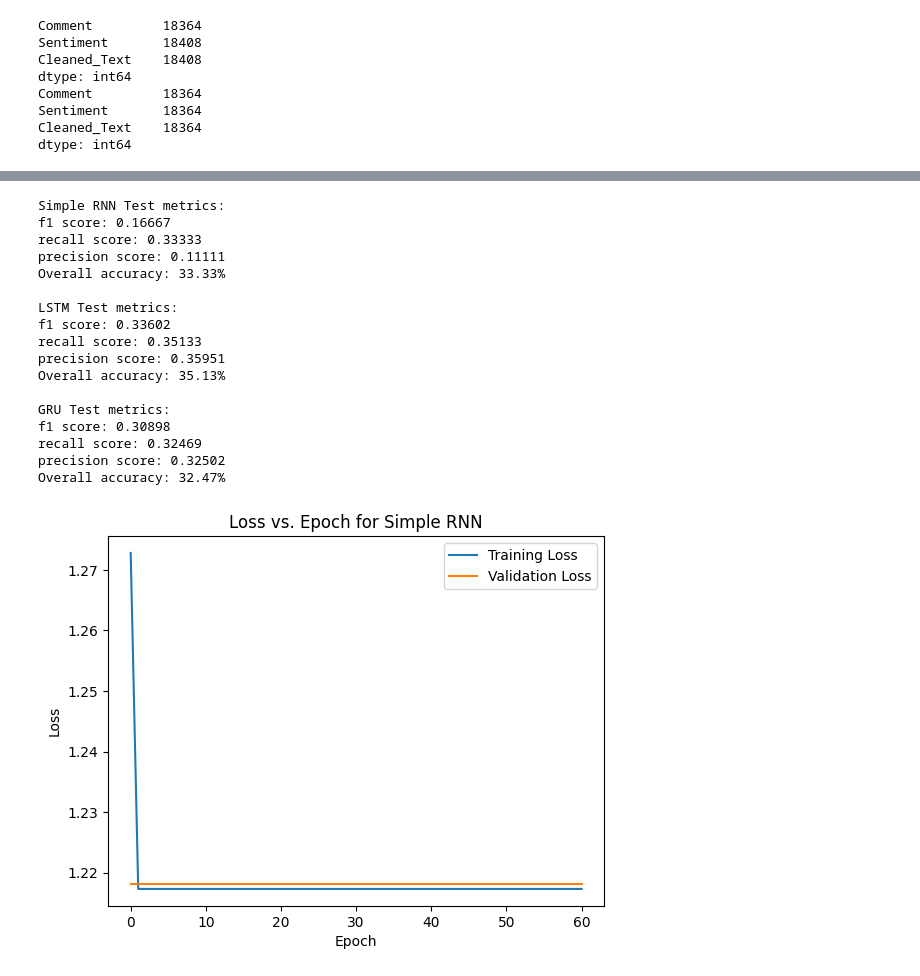
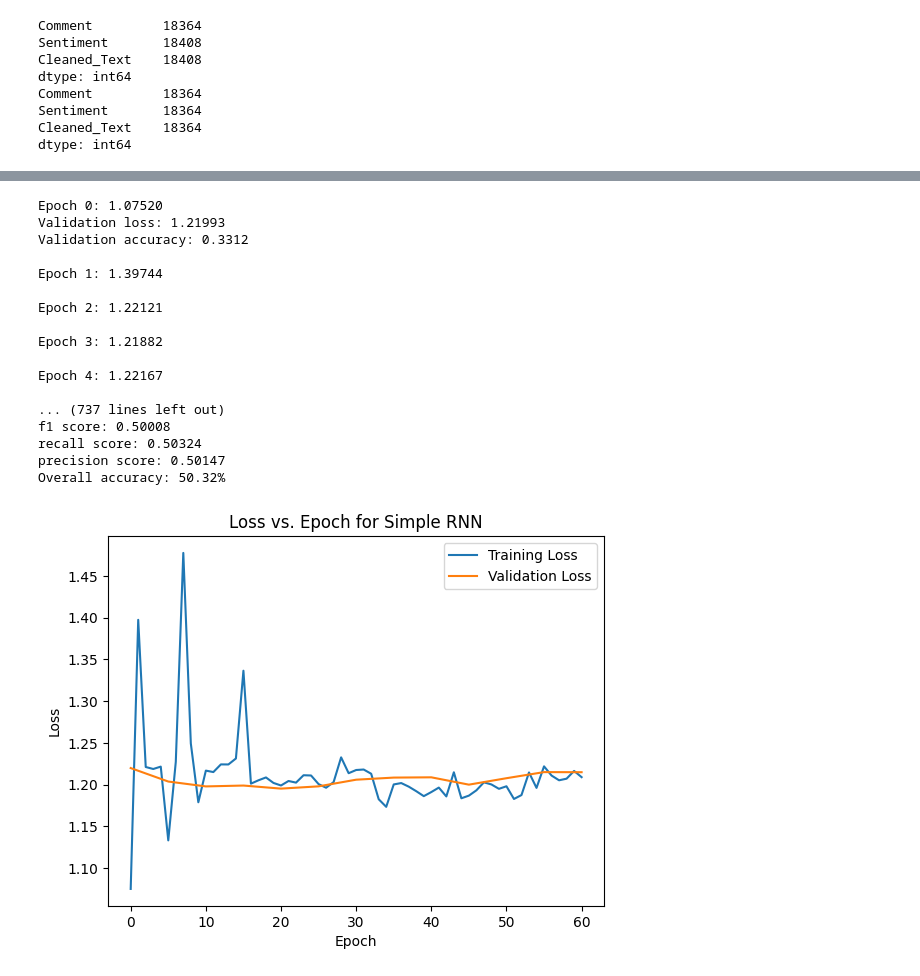
Before and after one commit to csch7/CSCI-4170, a Jupyter notebook: Homework-04/RNNs.ipynb, the cells around one changed output, grey strips where cells are left out. Cells and saved outputs as stored; diff of their text form; code cells hidden in the pictures.

```diff
--- a/Homework-04/RNNs.ipynb
+++ b/Homework-04/RNNs.ipynb
@@ -105,16 +67,16 @@ dtype: int64
 # %%
 from torch import nn
 
+# Implementation for basic RNN
 class myRNN(nn.Module):
   def __init__(self, input_dim, embed_dim, hidden_dim, output_dim):
     super(myRNN, self).__init__()
     self.hidden_dim = hidden_dim
     self.embed = nn.Embedding(input_dim, embed_dim, padding_idx=0)
     self.drop = nn.Dropout(0.3)
-    self.rnn = nn.RNN(embed_dim, hidden_dim, nonlinearity='relu', batch_first = True)
+    self.rnn = nn.RNN(embed_dim, hidden_dim, batch_first = True)
     self.final = nn.Linear(hidden_dim, output_dim)
     self.output = nn.Softmax(dim=1)
-
 
   def forward(self, x):
     em = self.embed(x)
@@ -125,7 +87,7 @@ class myRNN(nn.Module):
     return self.output(final)
 
 
-
+# Implementation for LSTM
 class myLSTM(nn.Module):
   def __init__(self, input_dim, embed_dim, hidden_dim, output_dim):
     super().__init__()
@@ -134,7 +96,6 @@ class myLSTM(nn.Module):
     self.drop = nn.Dropout(0.3)
     self.final = nn.Linear(hidden_dim, output_dim)
     self.output = nn.Softmax(dim=1)
-
 
   def forward(self, x):
     em = self.embed(x)
@@ -145,8 +106,8 @@ class myLSTM(nn.Module):
     return self.output(final)
 
 
+# Implementation for GRU
 class myGRU(nn.Module):
-
   def __init__(self, input_dim, embed_dim, hidden_dim, output_dim):
     super().__init__()
     self.embed = nn.Embedding(input_dim, embed_dim)
@@ -192,9 +155,7 @@ def train(model, loss_fn, optimizer, X, y, X_val, y_val, X_test, epochs, val_epo
         print("Validation loss: {:.5f}".format(loss.item()))
         print("Validation accuracy: {:.4f}".format(accuracy_score(y_val, np.argmax(pred, axis=1))))
         val_losses.append(loss.item())
-        # if val_losses[-1] <= 1.03:
-        #   break
-        if len(val_losses) > 12 and np.min(val_losses[-12:-6]) <= np.min(val_losses[-6:-1]):
+        if len(val_losses) > 12 and np.min(val_losses[-7::-1]) <= np.min(val_losses[-6:-1]):
           break
     print()
   torch.save({
@@ -214,14 +177,6 @@ from torch import optim
 from sklearn.metrics import f1_score, recall_score, precision_score, accuracy_score
 from sklearn.model_selection import train_test_split
 
-# indices = np.arange(np.shape(transformed_dat)[0])
-# np.random.shuffle(indices)
-# train_x = torch.tensor(transformed_dat[indices[:int(len(indices)*0.6)]], dtype = torch.long)
-# train_y = torch.tensor(transformed_y[indices[:int(len(indices)*0.6)]], dtype = torch.long)
-# val_x = torch.tensor(transformed_dat[indices[int(len(indices)*0.6):int(len(indices)*0.8)]], dtype = torch.long)
-# val_y = torch.tensor(transformed_y[indices[int(len(indices)*0.6):int(len(indices)*0.8)]], dtype = torch.long)
-# test_x = torch.tensor(transformed_dat[indices[int(len(indices)*0.8):]], dtype = torch.long)
-# test_y = torch.tensor(transformed_y[indices[int(len(indices)*0.8):]], dtype = torch.long)
 comments = df['Cleaned_Text']
 labels = np.array(df['Sentiment'])
 labels[labels == 'positive'] = 2
@@ -232,7 +187,7 @@ comments = np.array(comments)
 
 tokenized_comments = [comment.split() for comment in comments]
 vocab = set([word for comment in tokenized_comments for word in comment])
-vocab = {word: idx+1 for idx, word in enumerate(vocab)}  # idx+1 to reserve 0 for padding
+vocab = {word: idx+1 for idx, word in enumerate(vocab)}
 vocab['<PAD>'] = 0
 
 # Padding
@@ -263,16 +218,20 @@ y_val = torch.tensor(y_val, dtype = torch.long)
 y_train = torch.tensor(y_train, dtype = torch.long)
 y_test = torch.tensor(y_test, dtype = torch.long)
 
+
+# Hyperparameters
 epochs = 300
 batch_size = 32
 val_epoch = 5
-load_pretrained = True
+learning_rate = 0.001
+# SET TO FALSE IF TRAINING FROM SCRATCH
+load_pretrained = False
 train_l_rnn, val_l_rnn, test_pred_rnn, train_l_lstm, val_l_lstm, test_pred_lstm, train_l_gru, val_l_gru, test_pred_gru = None, None, None, None, None, None, None, None, None
 
 if load_pretrained:
   model = myRNN(len(vocab), 100, 128, 3)
-  optimizer = optim.AdamW(model.parameters(), lr = 0.001)
-  checkpoint = torch.load("/content/drive/MyDrive/Colab Notebooks/Simple_RNN.pt")
+  optimizer = optim.AdamW(model.parameters(), lr = learning_rate)
+  checkpoint = torch.load("/content/drive/MyDrive/Colab Notebooks/Simple_RNN.pt", weights_only = True)
   model.load_state_dict(checkpoint['model_state_dict'])
   optimizer.load_state_dict(checkpoint['optimizer_state_dict'])
   train_l_rnn, val_l_rnn = checkpoint['train_losses'], checkpoint['valid_losses']
@@ -281,8 +240,8 @@ if load_pretrained:
     test_pred_rnn = model(X_test)
 
   model = myLSTM(len(vocab), 100, 128, 3)
-  optimizer = optim.AdamW(model.parameters(), lr = 0.001)
-  checkpoint = torch.load("/content/drive/MyDrive/Colab Notebooks/LSTM.pt")
+  optimizer = optim.AdamW(model.parameters(), lr = learning_rate)
+  checkpoint = torch.load("/content/drive/MyDrive/Colab Notebooks/LSTM.pt", weights_only = True)
   model.load_state_dict(checkpoint['model_state_dict'])
   optimizer.load_state_dict(checkpoint['optimizer_state_dict'])
   train_l_lstm, val_l_lstm = checkpoint['train_losses'], checkpoint['valid_losses']
@@ -291,8 +250,8 @@ if load_pretrained:
     test_pred_lstm = model(X_test)
 
   model = myGRU(len(vocab), 100, 128, 3)
-  optimizer = optim.AdamW(model.parameters(), lr = 0.001)
-  checkpoint = torch.load("/content/drive/MyDrive/Colab Notebooks/GRU.pt")
+  optimizer = optim.AdamW(model.parameters(), lr = learning_rate)
+  checkpoint = torch.load("/content/drive/MyDrive/Colab Notebooks/GRU.pt", weights_only = True)
   model.load_state_dict(checkpoint['model_state_dict'])
   optimizer.load_state_dict(checkpoint['optimizer_state_dict'])
   train_l_gru, val_l_gru = checkpoint['train_losses'], checkpoint['valid_losses']
@@ -303,19 +262,19 @@ if load_pretrained:
 else:
   model = myRNN(len(vocab), 100, 128, 3)
   loss_fn = nn.CrossEntropyLoss()
-  optimizer = optim.AdamW(model.parameters(), lr = 0.001)
+  optimizer = optim.AdamW(model.parameters(), lr = learning_rate)
   train_l_rnn, val_l_rnn, test_pred_rnn = train(model, loss_fn, optimizer, X_train, y_train, X_val, y_val, X_test, epochs, val_epoch, 'Simple_RNN')
   print("-========= Done with simple RNN! ==========- \n")
 
   model = myLSTM(len(vocab), 100, 128, 3)
   loss_fn = nn.CrossEntropyLoss()
-  optimizer = optim.AdamW(model.parameters(), lr = 0.001)
+  optimizer = optim.AdamW(model.parameters(), lr = learning_rate)
   train_l_lstm, val_l_lstm, test_pred_lstm = train(model, loss_fn, optimizer, X_train, y_train, X_val, y_val, X_test, epochs, val_epoch, 'LSTM')
   print("-========= Done with LSTM! ==========- \n")
 
   model = myGRU(len(vocab), 100, 128, 3)
   loss_fn = nn.CrossEntropyLoss()
-  optimizer = optim.AdamW(model.parameters(), lr = 0.001)
+  optimizer = optim.AdamW(model.parameters(), lr = learning_rate)
   train_l_gru, val_l_gru, test_pred_gru = train(model, loss_fn, optimizer, X_train, y_train, X_val, y_val, X_test, epochs, val_epoch, 'GRU')
   print("-========= Done with GRU! ==========- \n")
 
@@ -344,46 +303,46 @@ print("recall score: {:.5f}".format(recall_score(y_test, pred, average='macro'))
 print("precision score: {:.5f}".format(precision_score(y_test, pred, average='macro')))
 print("Overall accuracy: {:.2f}%".format(accuracy_score(y_test, pred)*100))
 
 
 plt.plot(np.arange(len(train_l_rnn)), train_l_rnn, label="Training Loss")
 plt.plot(np.arange(len(train_l_rnn), step=val_epoch), val_l_rnn, label="Validation Loss")
 plt.legend()
 plt.xlabel("Epoch")
 plt.ylabel("Loss")
 plt.title("Loss vs. Epoch for Simple RNN")
 plt.show()
 
 plt.plot(np.arange(len(train_l_lstm)), train_l_lstm, label="Training Loss")
 plt.plot(np.arange(len(train_l_lstm), step=val_epoch), val_l_lstm, label="Validation Loss")
 plt.legend()
 plt.xlabel("Epoch")
 plt.ylabel("Loss")
 plt.title("Loss vs. Epoch for LSTM")
 plt.show()
 
 plt.plot(np.arange(len(train_l_gru)), train_l_gru, label="Training Loss")
 plt.plot(np.arange(len(train_l_gru), step=val_epoch), val_l_gru, label="Validation Loss")
 plt.legend()
 plt.xlabel("Epoch")
 plt.ylabel("Loss")
 plt.title("Loss vs. Epoch for GRU")
 plt.show()
 # %% [output]
-Simple RNN Test metrics:
-f1 score: 0.16667
-recall score: 0.33333
-precision score: 0.11111
-Overall accuracy: 33.33%
+Epoch 0: 1.07520
+Validation loss: 1.21993
+Validation accuracy: 0.3312
 
-LSTM Test metrics:
-f1 score: 0.33602
-recall score: 0.35133
-precision score: 0.35951
-Overall accuracy: 35.13%
+Epoch 1: 1.39744
 
-GRU Test metrics:
-f1 score: 0.30898
-recall score: 0.32469
-precision score: 0.32502
-Overall accuracy: 32.47%
+Epoch 2: 1.22121
+
+Epoch 3: 1.21882
+
+Epoch 4: 1.22167
+
+... (737 lines left out)
+f1 score: 0.50008
+recall score: 0.50324
+precision score: 0.50147
+Overall accuracy: 50.32%
-[figure, old version]
+[figure, new version]
```
Also changed, not shown: parts of 23 cells of this notebook.
